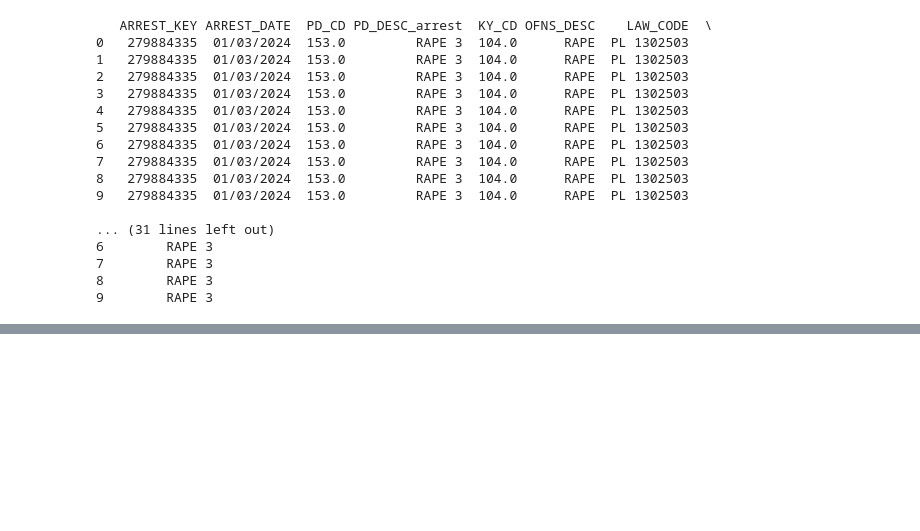
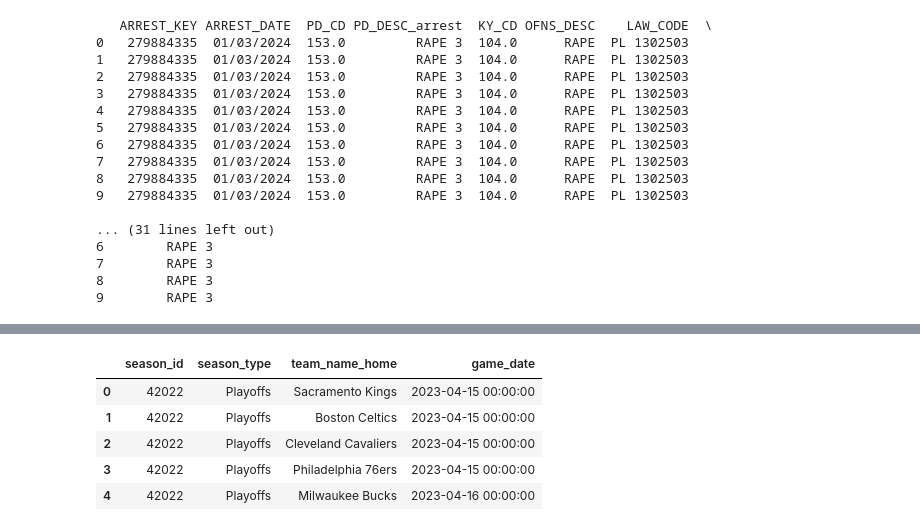
Before and after one commit to thezachdrake/UMD-INST627-Fall2024, a Jupyter notebook: kim.ipynb, the cells around one changed output, grey strips where cells are left out. Cells and saved outputs as stored; diff of their text form; code cells hidden in the pictures; blank space fills up the shorter version.

```diff
--- a/kim.ipynb
+++ b/kim.ipynb
@@ -120,0 +166,16 @@ print(df_subset_mg.head(10))
+# %%
+games_recent = pd.read_sql_query("""
+    SELECT season_id, season_type, team_name_home, game_Date
+    FROM game
+    ORDER BY season_id DESC"""
+    , con)
+games_recent.head(5)
+
+# Selected Team: Boston Celtics
+# %% [output]
+|  | season_id | season_type | team_name_home | game_date |
+| 0 | 42022 | Playoffs | Sacramento Kings | 2023-04-15 00:00:00 |
+| 1 | 42022 | Playoffs | Boston Celtics | 2023-04-15 00:00:00 |
+| 2 | 42022 | Playoffs | Cleveland Cavaliers | 2023-04-15 00:00:00 |
+| 3 | 42022 | Playoffs | Philadelphia 76ers | 2023-04-15 00:00:00 |
+| 4 | 42022 | Playoffs | Milwaukee Bucks | 2023-04-16 00:00:00 |
```
Also changed, not shown: parts of 7 cells of this notebook, 3 other files.
